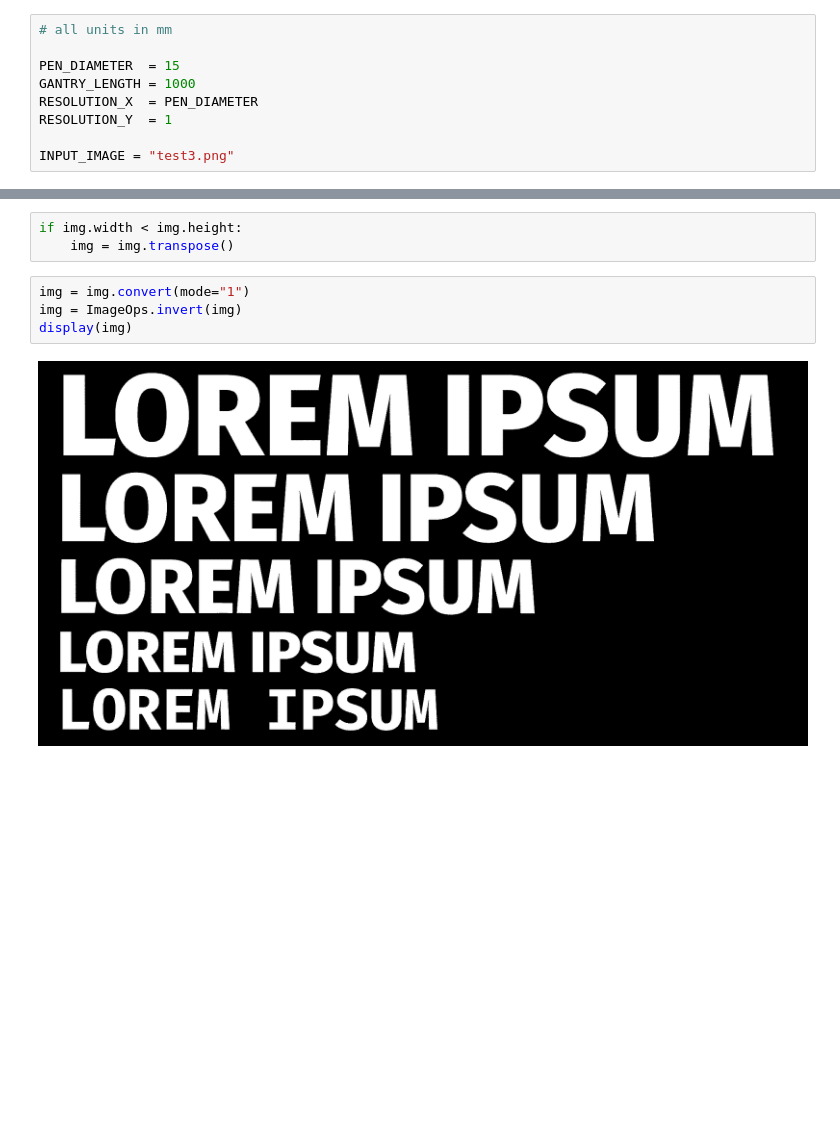
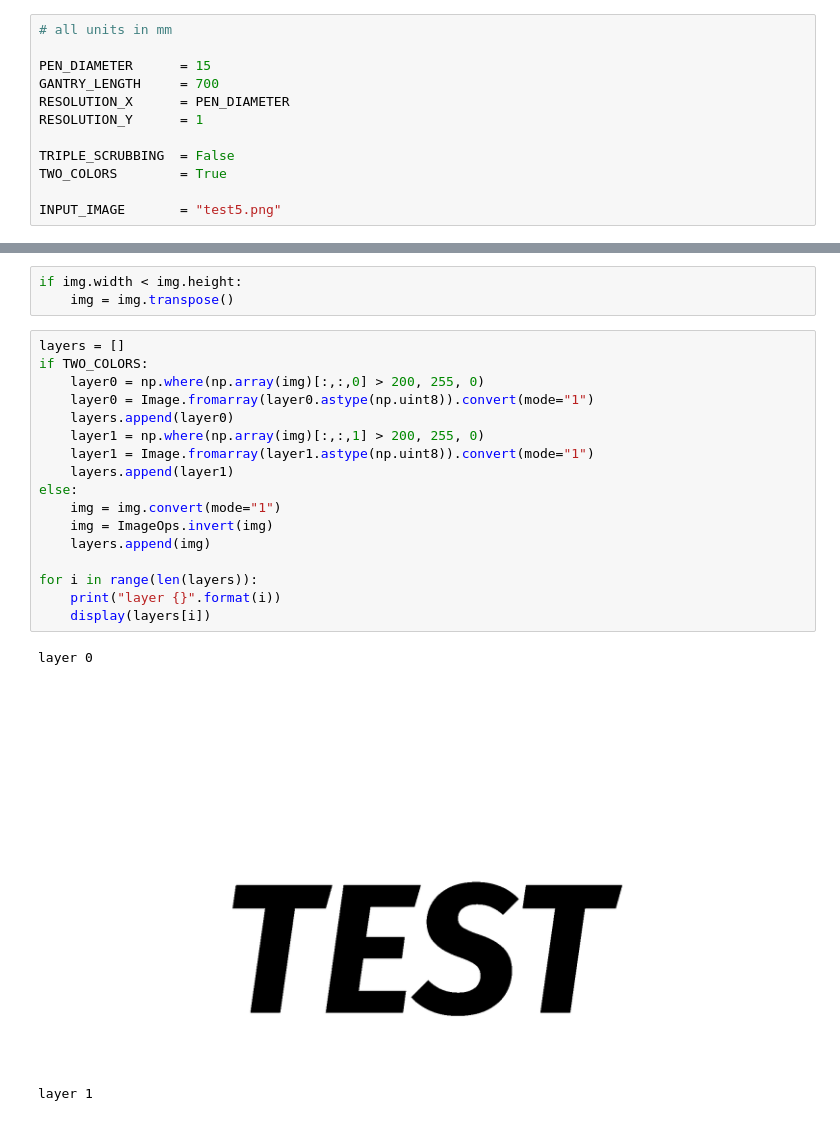
Before and after one commit to volzotan/ChalkRoll, a Jupyter notebook: Chalkroll.ipynb, the cells around one changed output, grey strips where cells are left out. Cells and saved outputs as stored; diff of their text form; blank space fills up the shorter version.

```diff
--- a/Chalkroll.ipynb
+++ b/Chalkroll.ipynb
@@ -3,12 +4,15 @@ from PIL import Image, ImageOps
 # %%
 # all units in mm
 
-PEN_DIAMETER  = 15
-GANTRY_LENGTH = 1000
-RESOLUTION_X  = PEN_DIAMETER
-RESOLUTION_Y  = 1
+PEN_DIAMETER      = 15
+GANTRY_LENGTH     = 700
+RESOLUTION_X      = PEN_DIAMETER
+RESOLUTION_Y      = 1
 
-INPUT_IMAGE = "test3.png"
+TRIPLE_SCRUBBING  = False
+TWO_COLORS        = True
+
+INPUT_IMAGE       = "test5.png"
 # %%
 def debug_display(img):
     debug_img = img.resize((
@@ -25,8 +29,23 @@ display(img)
 if img.width < img.height:
     img = img.transpose()
 # %%
-img = img.convert(mode="1")
-img = ImageOps.invert(img)
-display(img)
+layers = []
+if TWO_COLORS:
+    layer0 = np.where(np.array(img)[:,:,0] > 200, 255, 0)
+    layer0 = Image.fromarray(layer0.astype(np.uint8)).convert(mode="1")
+    layers.append(layer0)
+    layer1 = np.where(np.array(img)[:,:,1] > 200, 255, 0)
+    layer1 = Image.fromarray(layer1.astype(np.uint8)).convert(mode="1")
+    layers.append(layer1)
+else:
+    img = img.convert(mode="1")
+    img = ImageOps.invert(img)
+    layers.append(img)
+
+for i in range(len(layers)):
+    print("layer {}".format(i))
+    display(layers[i])
 # %% [output]
+layer 0
-[figure, old version]
+[figure, new version]
+layer 1
```
Also changed, not shown: parts of 8 cells of this notebook.
